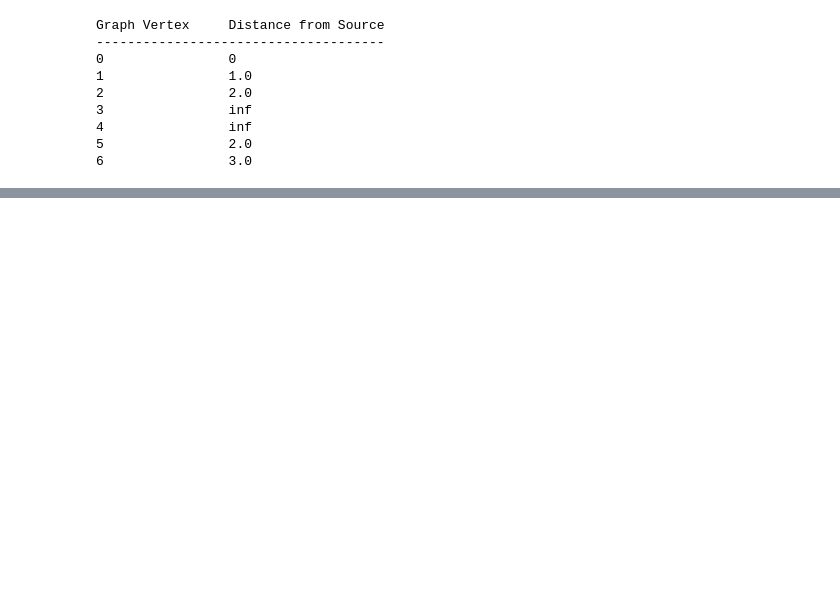
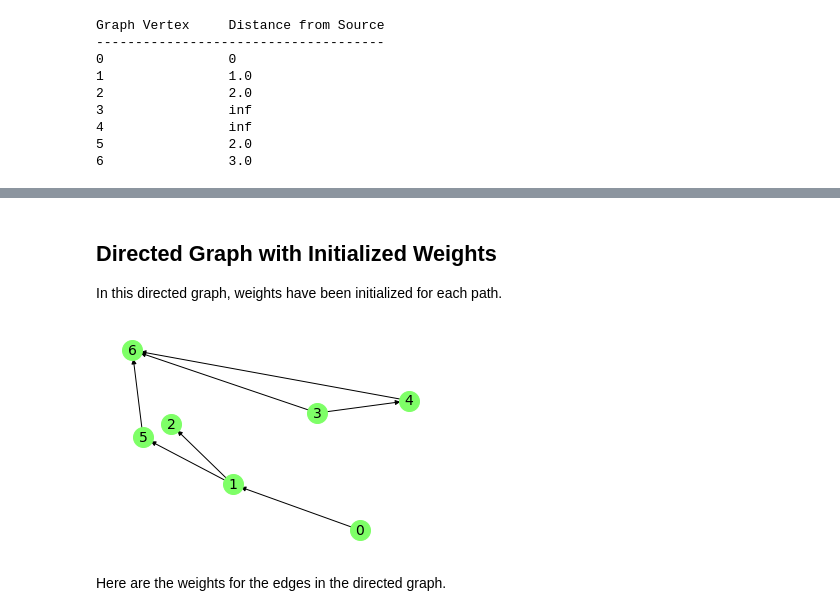
Before and after one commit to eytanohana/Graph-Algorithms, a Jupyter notebook: Dijkstras-Algo.ipynb, the cells around one changed output, grey strips where cells are left out. Drawn from its saved outputs; the diff is of its cells as text; code cells hidden in the pictures; blank space fills up the shorter version.

```diff
--- a/Dijkstras-Algo.ipynb
+++ b/Dijkstras-Algo.ipynb
@@ -140,10 +206,18 @@ dijkstra(G, 0)
+# %% [markdown]
+## Directed Graph with Initialized Weights
+
+In this directed graph, weights have been initialized for each path.
 # %%
 G = nx.DiGraph()
-G.add_edge(0, 1,weight=2.0)
+G.add_edge(0, 1,weight=3.0)
 G.add_edge(1, 2,weight=1.0)
 G.add_edge(3, 4,weight=4.0)
-G.add_edge(1, 5,weight=6.0)
-G.add_edge(3, 6,weight=7.0)
-G.add_edge(4, 6,weight=2.0)
+G.add_edge(1, 5,weight=2.0)
+G.add_edge(3, 6,weight=8.0)
+G.add_edge(4, 6,weight=3.0)
 G.add_edge(5, 6,weight=2.0)
 draw_graph(G)
+# %% [output]
+[figure, added]
+# %% [markdown]
+Here are the weights for the edges in the directed graph.
```
Also changed, not shown: parts of 31 cells of this notebook.
